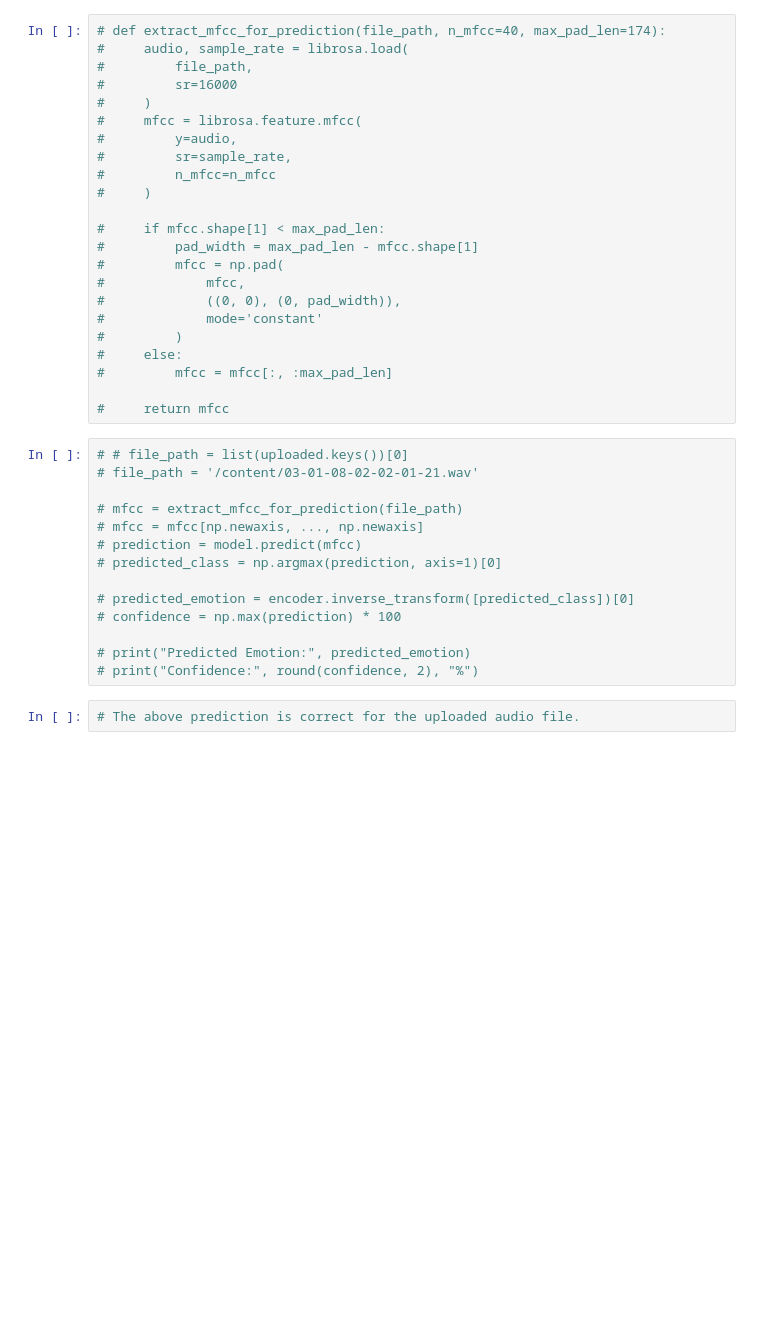
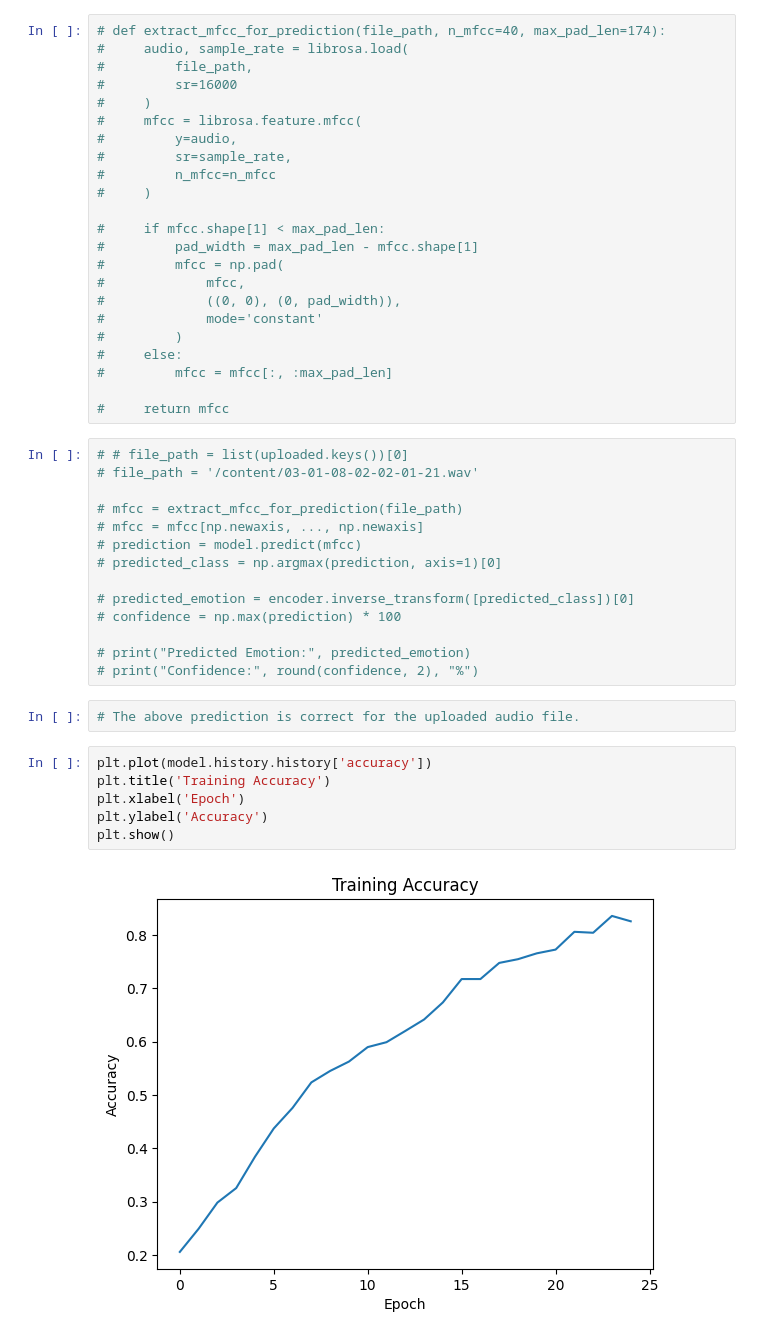
Before and after one commit to salih-salu/Speech_Emotion_Recognition_using_AudioFiles, a Jupyter notebook: Speech_Emotion_Recognition_CNN.ipynb, the cells around one changed output. Drawn from its saved outputs; the diff is of its cells as text; blank space fills up the shorter version.

```diff
--- a/Speech_Emotion_Recognition_CNN.ipynb
+++ b/Speech_Emotion_Recognition_CNN.ipynb
@@ -548,3 +670,11 @@ cmd.plot()
 # print("Confidence:", round(confidence, 2), "%")
 # %%
 # The above prediction is correct for the uploaded audio file.
+# %%
+plt.plot(model.history.history['accuracy'])
+plt.title('Training Accuracy')
+plt.xlabel('Epoch')
+plt.ylabel('Accuracy')
+plt.show()
+# %% [output]
+[figure, added]
```
Also changed, not shown: parts of 26 cells of this notebook.
